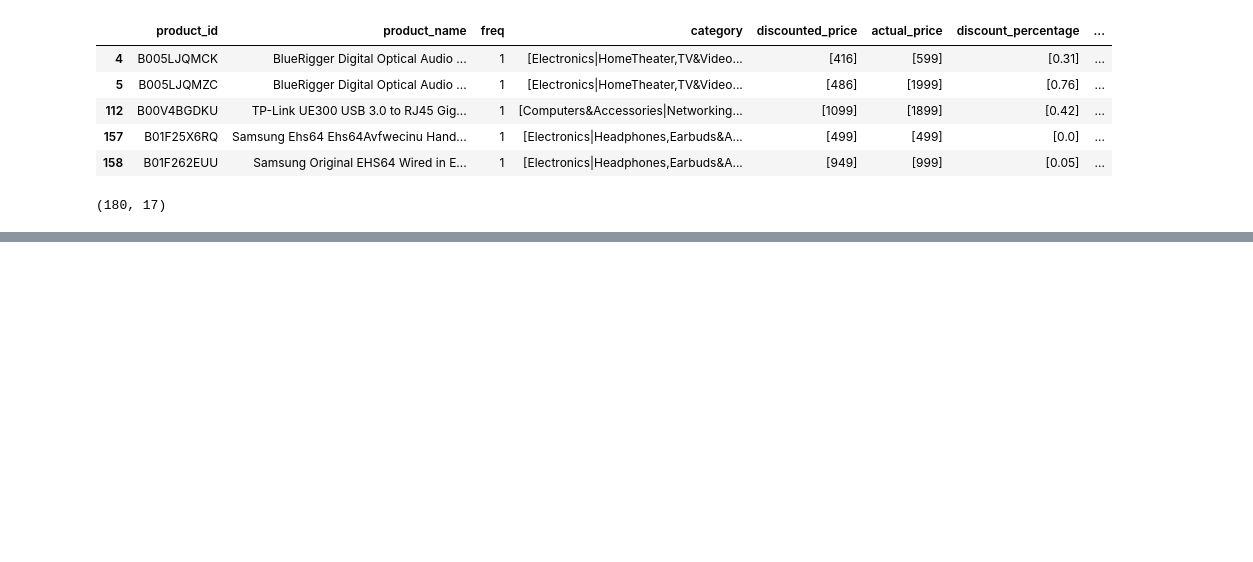
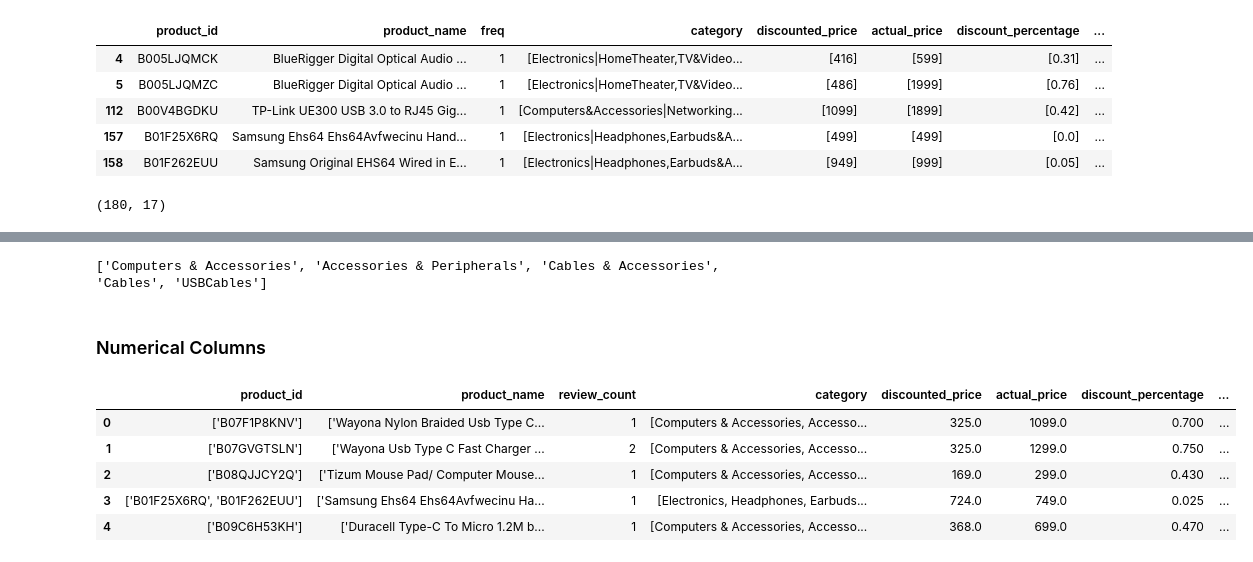
Before and after one commit to wareefAlyousef/amazon_product_chatbot_STC, a Jupyter notebook: notebooks/amazon_product_reviews_analysis.ipynb, the cells around one changed output, grey strips where cells are left out. Saved outputs shown, nothing was run; the diff lists cells and outputs as text; code cells hidden in the pictures; blank space fills up the shorter version.

```diff
--- a/notebooks/amazon_product_reviews_analysis.ipynb
+++ b/notebooks/amazon_product_reviews_analysis.ipynb
@@ -516,0 +485,46 @@ The things that have the same review_id are the same product with different vari
+# %%
+# Apply cleaning
+cleanDF["category"] = cleanDF["category"].apply(split_category)
+
+print(cleanDF["category"].iloc[0])
+# %% [output]
+['Computers & Accessories', 'Accessories & Peripherals', 'Cables & Accessories', 'Cables', 'USBCables']
+# %% [markdown]
+### Numerical Columns
+# %%
+def replace_with_avg(df, cols):
+    """
+    Replace list/stringified-list values in given columns with their average (scalar).
+    """
+    def to_avg(x):
+        # If it's a string that looks like a list then convert to real list
+        if isinstance(x, str) and x.startswith("[") and x.endswith("]"):
+            try:
+                x = ast.literal_eval(x)
+            except:
+                return np.nan  # fallback if bad format
+        # If it's a list take mean
+        if isinstance(x, (list, np.ndarray)):
+            return float(np.mean(x))
+        # Otherwise just return as float if possible
+        try:
+            return float(x)
+        except:
+            return np.nan
+
+    for col in cols:
+        df[col] = df[col].apply(to_avg)
+    return df
+# %%
+# Apply to Numerical columns
+cols_to_avg = ["discounted_price", "actual_price", "discount_percentage", "rating_count","rating"]
+cleanDF = replace_with_avg(cleanDF, cols_to_avg)
+
+cleanDF.head()
+# %% [output]
+|  | product_id | product_name | review_count | category | discounted_price | actual_price | discount_percentage | ... |
+| 0 | ['B07F1P8KNV'] | ['Wayona Nylon Braided Usb Type C... | 1 | [Computers & Accessories, Accesso... | 325.0 | 1099.0 | 0.700 | ... |
+| 1 | ['B07GVGTSLN'] | ['Wayona Usb Type C Fast Charger ... | 2 | [Computers & Accessories, Accesso... | 325.0 | 1299.0 | 0.750 | ... |
+| 2 | ['B08QJJCY2Q'] | ['Tizum Mouse Pad/ Computer Mouse... | 1 | [Computers & Accessories, Accesso... | 169.0 | 299.0 | 0.430 | ... |
+| 3 | ['B01F25X6RQ', 'B01F262EUU'] | ['Samsung Ehs64 Ehs64Avfwecinu Ha... | 1 | [Electronics, Headphones, Earbuds... | 724.0 | 749.0 | 0.025 | ... |
+| 4 | ['B09C6H53KH'] | ['Duracell Type-C To Micro 1.2M b... | 1 | [Computers & Accessories, Accesso... | 368.0 | 699.0 | 0.470 | ... |
```
Also changed, not shown: parts of 47 cells of this notebook.
